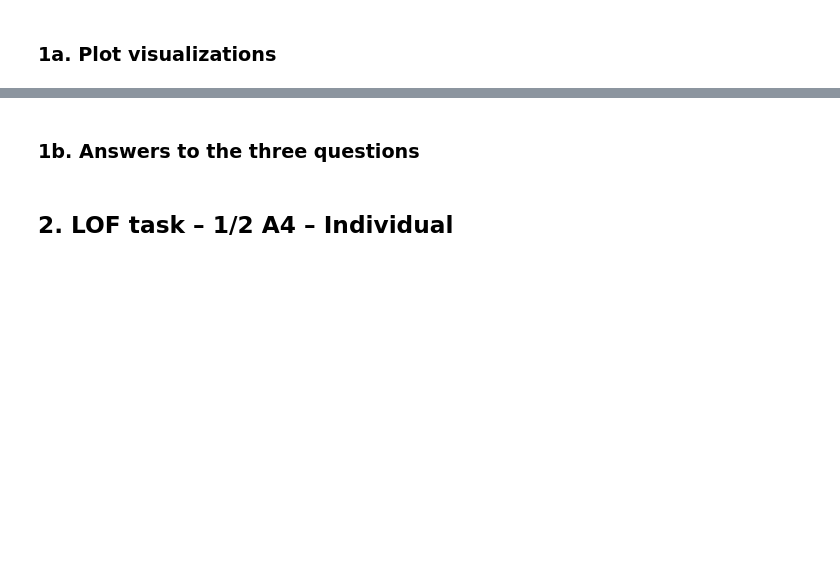
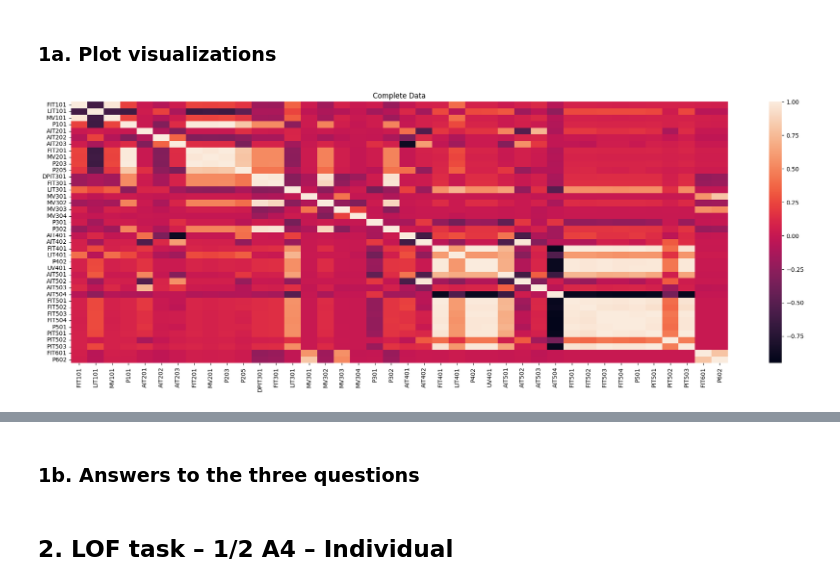
Before and after one commit to suhaib1769/CDA_Group42, a Jupyter notebook: Lab_2/Lab2.ipynb, the cells around one changed output, grey strips where cells are left out. Drawn from its saved outputs; the diff is of its cells as text; code cells hidden in the pictures; blank space fills up the shorter version.

```diff
--- a/Lab_2/Lab2.ipynb
+++ b/Lab_2/Lab2.ipynb
@@ -34,2 +88,16 @@ print('hello')
 # %% [markdown]
 ### 1a. Plot visualizations
+# %%
+f, (ax1) = plt.subplots(1,figsize =(25, 8))
+single_value = []
+# Store all the columns with only one unique value since they have no correlation
+for i in range(len(df1.nunique())):
+    if unique_values[i] == 1:
+        single_value.append(i)
+
+df1_heat_map = df1.drop(df1.columns[single_value], axis=1)
+sns.heatmap(df1_heat_map.corr())
+ax1.set_title('Complete Data')
+plt.show()
+# %% [output]
+[figure, added]
```
Also changed, not shown: parts of 4 cells of this notebook.
